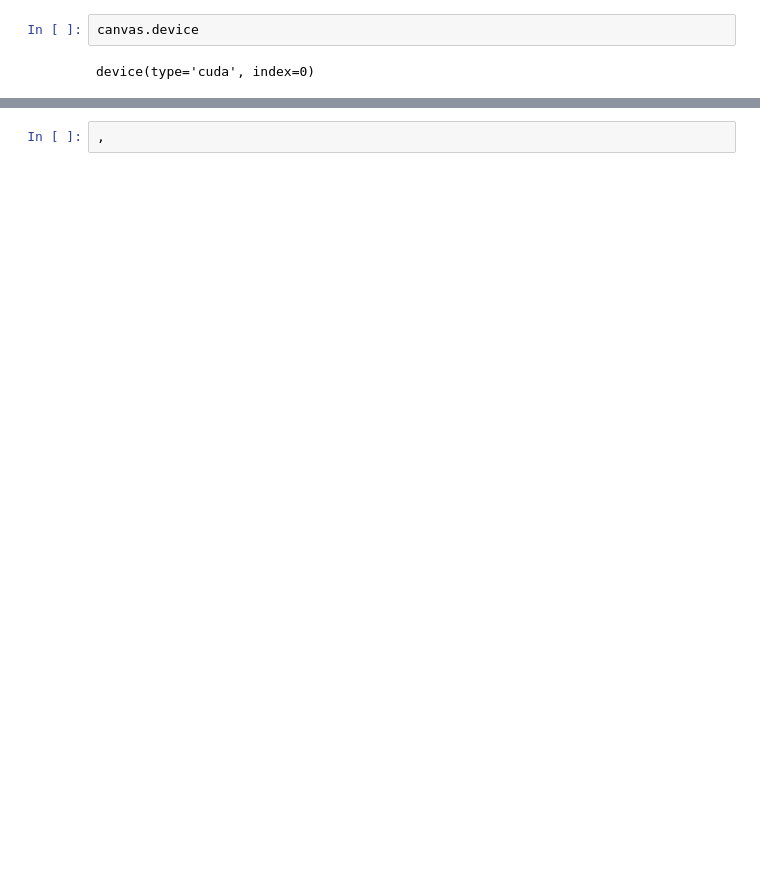
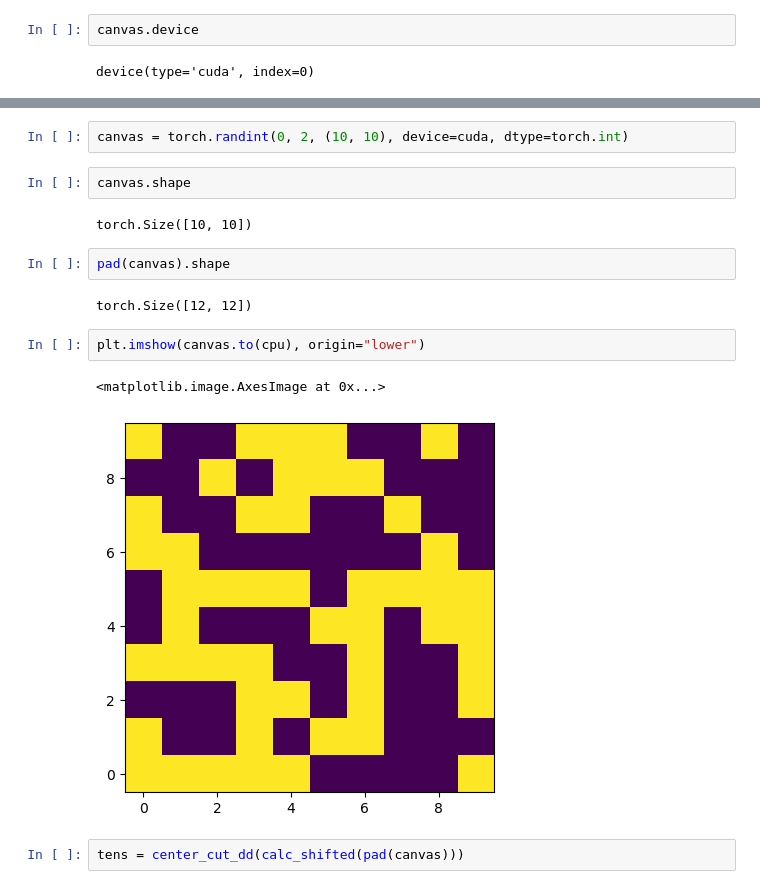
Before and after one commit to vargatn/cell-backend, a Jupyter notebook: notebooks/backend_dev_01/conway_01.ipynb, the cells around one changed output, grey strips where cells are left out. Saved outputs shown, nothing was run; the diff lists cells and outputs as text; blank space fills up the shorter version.

```diff
--- a/notebooks/backend_dev_01/conway_01.ipynb
+++ b/notebooks/backend_dev_01/conway_01.ipynb
@@ -81,2 +86,17 @@ def null_edges(intensor):
-# %%
-,
+# %%
+canvas = torch.randint(0, 2, (10, 10), device=cuda, dtype=torch.int)
+# %%
+canvas.shape
+# %% [output]
+torch.Size([10, 10])
+# %%
+pad(canvas).shape
+# %% [output]
+torch.Size([12, 12])
+# %%
+plt.imshow(canvas.to(cpu), origin="lower")
+# %% [output]
+<matplotlib.image.AxesImage at 0x...>
+[figure, added]
+# %%
+tens = center_cut_dd(calc_shifted(pad(canvas)))
```
Also changed, not shown: parts of 10 cells of this notebook.
